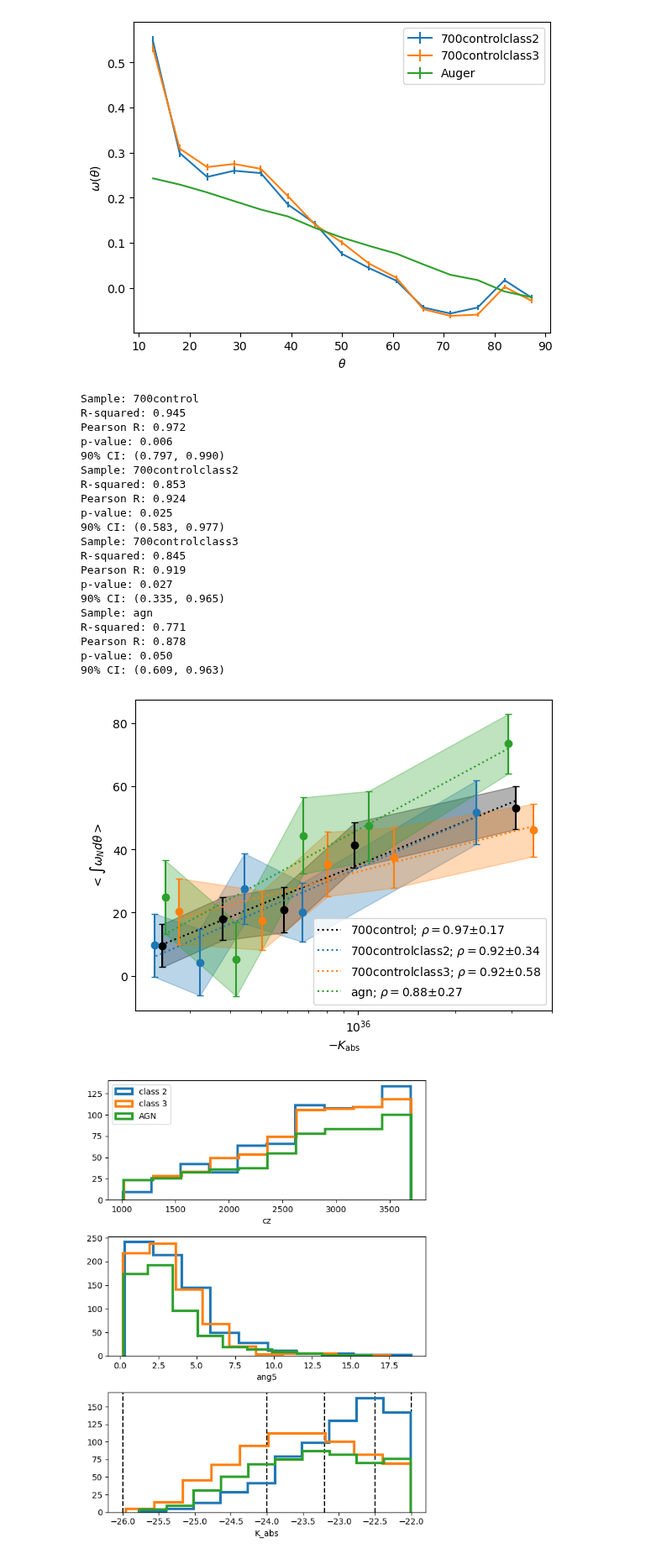
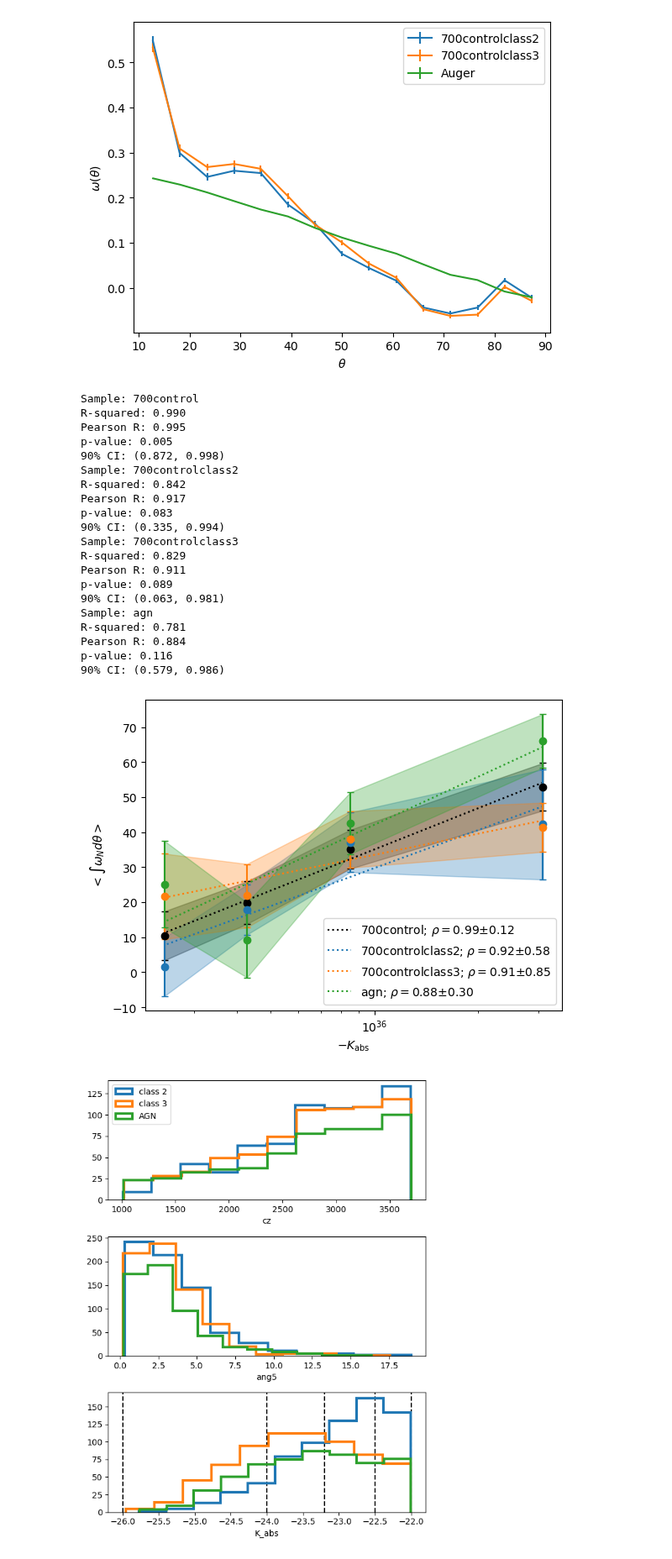
Before and after one commit to FedeDavilaKurban/Auger, a Jupyter notebook: plots.ipynb, the cells around one changed output. Shown at 84% size. Cells and saved outputs as stored; diff of their text form; code cells hidden in the pictures.

```diff
--- a/plots.ipynb
+++ b/plots.ipynb
@@ -236,7 +236,7 @@ import matplotlib.pyplot as plt
 import numpy as np
 from astropy.io import ascii
 
-nquant = int(5)
+nquant = int(4)
 nbootstrap = int(500)
 maxsep = int(25)
 
@@ -271,50 +271,50 @@ for sample, color in zip(samples,colors):
 
     #label = f'{sample}; '+r'$R^2=$'+f'{res_lr.rvalue**2:.2f}'
     #label = f'{sample}; '+r'$\rho=$'+f'{res_prs.statistic:.2f}; '+r'$p=$'+f'{res_prs.pvalue:.2f}'
     label = f'{sample}; '+r'$\rho=$'+f'{res_prs.statistic:.2f}'+r'$\pm$'+f'{pearson_ci:.2f}'
 
     #ax.plot(-meanMag, res_lr.intercept - res_lr.slope*meanMag, ls=':',c=color,\
     #        label=label)
     ax.plot(10**(-.4*meanMag+26.49), res_lr.intercept - res_lr.slope*meanMag, ls=':',c=color,\
             label=label)
 
     #for i in range(len(int_mean)):
     ax.errorbar(10**(-.4*meanMag+26.49),int_mean,yerr=int_std,c=color,fmt='o',capsize=3)
     #ax.scatter(-meanMag,int_mean,c=color,marker='o')
     ax.fill_between(10**(-.4*meanMag+26.49),y1=int_mean-int_std,y2=int_mean+int_std,color=color,alpha=.3)
 
 ax.set_xscale('log')
 
 ax.set_ylabel(r'$<\int\omega_Nd\theta>$')
 ax.set_xlabel(r'$-K_{\mathrm{abs}}$')
 
 ax.legend(loc=0)
 
 #plt.savefig(f'../plots/int_K_nq{nquant}_nbs{nbootstrap}_700control_comparison.png')
 
 plt.show()
 # %% [output]
 Sample: 700control
-R-squared: 0.945
-Pearson R: 0.972
-p-value: 0.006
-90% CI: (0.797, 0.990)
+R-squared: 0.990
+Pearson R: 0.995
+p-value: 0.005
+90% CI: (0.872, 0.998)
 Sample: 700controlclass2
-R-squared: 0.853
-Pearson R: 0.924
-p-value: 0.025
-90% CI: (0.583, 0.977)
+R-squared: 0.842
+Pearson R: 0.917
+p-value: 0.083
+90% CI: (0.335, 0.994)
 Sample: 700controlclass3
-R-squared: 0.845
-Pearson R: 0.919
-p-value: 0.027
-90% CI: (0.335, 0.965)
+R-squared: 0.829
+Pearson R: 0.911
+p-value: 0.089
+90% CI: (0.063, 0.981)
 Sample: agn
-R-squared: 0.771
-Pearson R: 0.878
-p-value: 0.050
-90% CI: (0.609, 0.963)
+R-squared: 0.781
+Pearson R: 0.884
+p-value: 0.116
+90% CI: (0.579, 0.986)
-[figure, old version]
+[figure, new version]
 # %%
 import matplotlib.pyplot as plt
 import numpy as np
```
Also changed, not shown: parts of 1 cell of this notebook, 1 other file.
